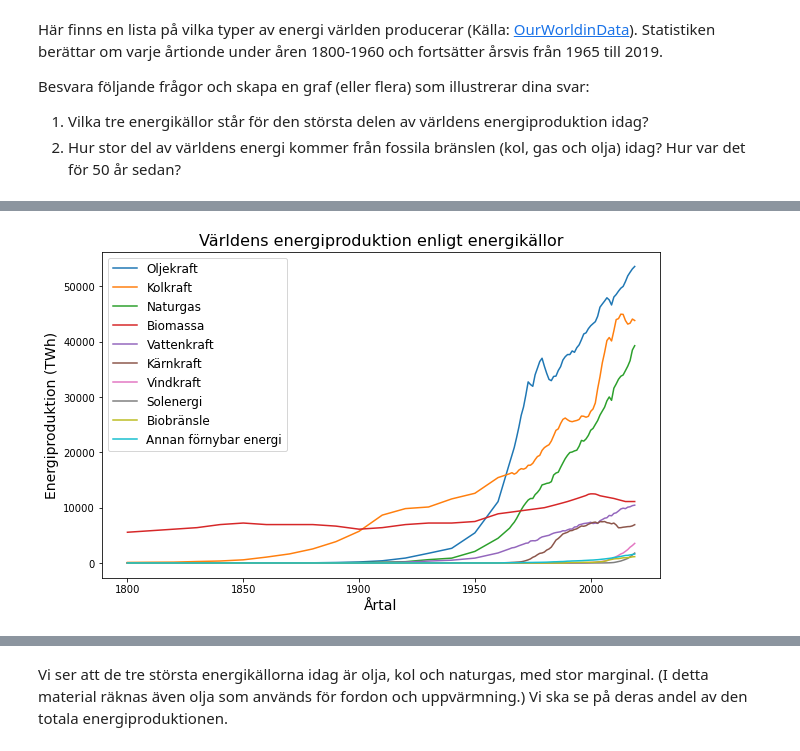
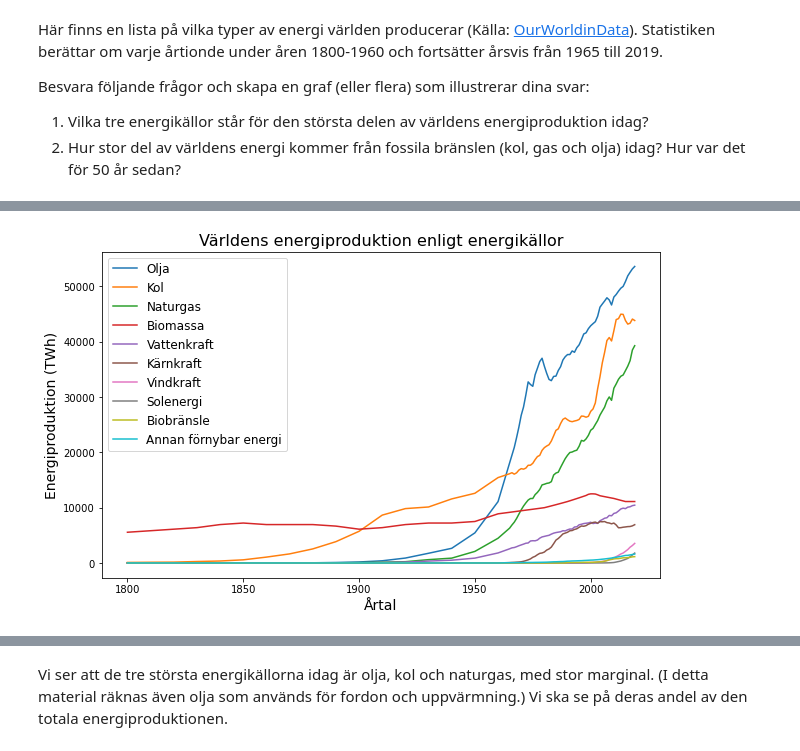
Before and after one commit to cms-opendata-education/cms-jupyter-materials-swedish, a Jupyter notebook: Intro/Exempel-och-ovningar/Exempeldatasets/Exempeldatasets.ipynb, the cells around one changed output, grey strips where cells are left out. Saved outputs shown, nothing was run; the diff lists cells and outputs as text; code cells hidden in the pictures.

```diff
--- a/Intro/Exempel-och-ovningar/Exempeldatasets/Exempeldatasets.ipynb
+++ b/Intro/Exempel-och-ovningar/Exempeldatasets/Exempeldatasets.ipynb
@@ -185,22 +63,22 @@ energi.tail()
 # %%
-fig = plt.figure(figsize=(10,6))
+plt.figure(figsize=(10,6))
 
-plt.plot(energi["Year"], energi["Oil (TWh)"], label = "Fossila bränslen")
-plt.plot(energi["Year"], energi["Coal (TWh)"], label = "Kolkraft")
+plt.plot(energi["Year"], energi["Oil (TWh)"], label = "Olja")
+plt.plot(energi["Year"], energi["Coal (TWh)"], label = "Kol")
 plt.plot(energi["Year"], energi["Gas (TWh)"], label = "Naturgas")
 plt.plot(energi["Year"], energi["Biomass (TWh)"], label = "Biomassa")
 plt.plot(energi["Year"], energi["Hydropower (TWh)"], label = "Vattenkraft")
 plt.plot(energi["Year"], energi["Nuclear (TWh)"], label = "Kärnkraft")
 plt.plot(energi["Year"], energi["Wind (TWh)"], label = "Vindkraft")
 plt.plot(energi["Year"], energi["Solar (TWh)"], label = "Solenergi")
 plt.plot(energi["Year"], energi["Biofuels (TWh)"], label = "Biobränsle")
 plt.plot(energi["Year"], energi["Other renewables (TWh)"], label = "Annan förnybar energi")
 
 plt.title("Världens energiproduktion enligt energikällor", fontsize=16)
 plt.xlabel("Årtal", fontsize=14)
 plt.ylabel("Energiproduktion (TWh)",fontsize=14)
 
 plt.legend(fontsize=12)
 plt.show()
 # %% [output]
-[figure, old version]
+[figure, new version]
```
Also changed, not shown: parts of 21 cells of this notebook, 8 other files.
